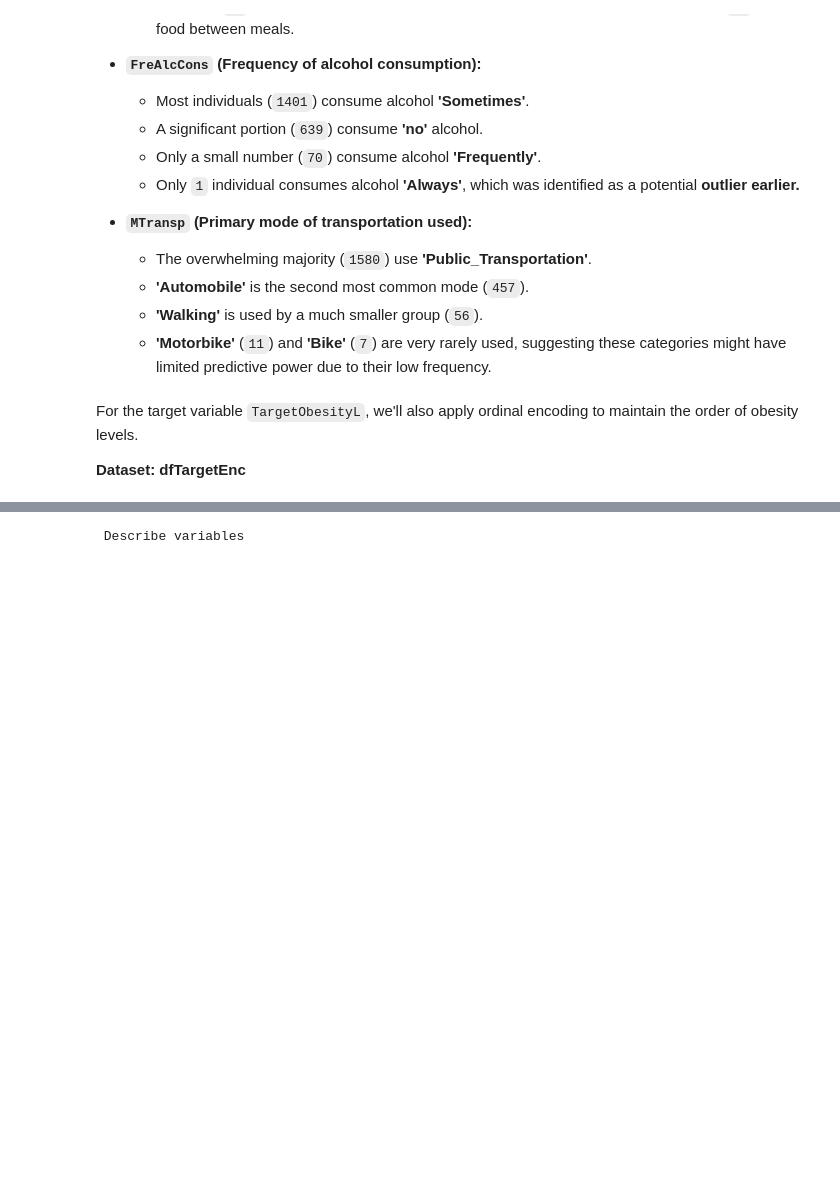
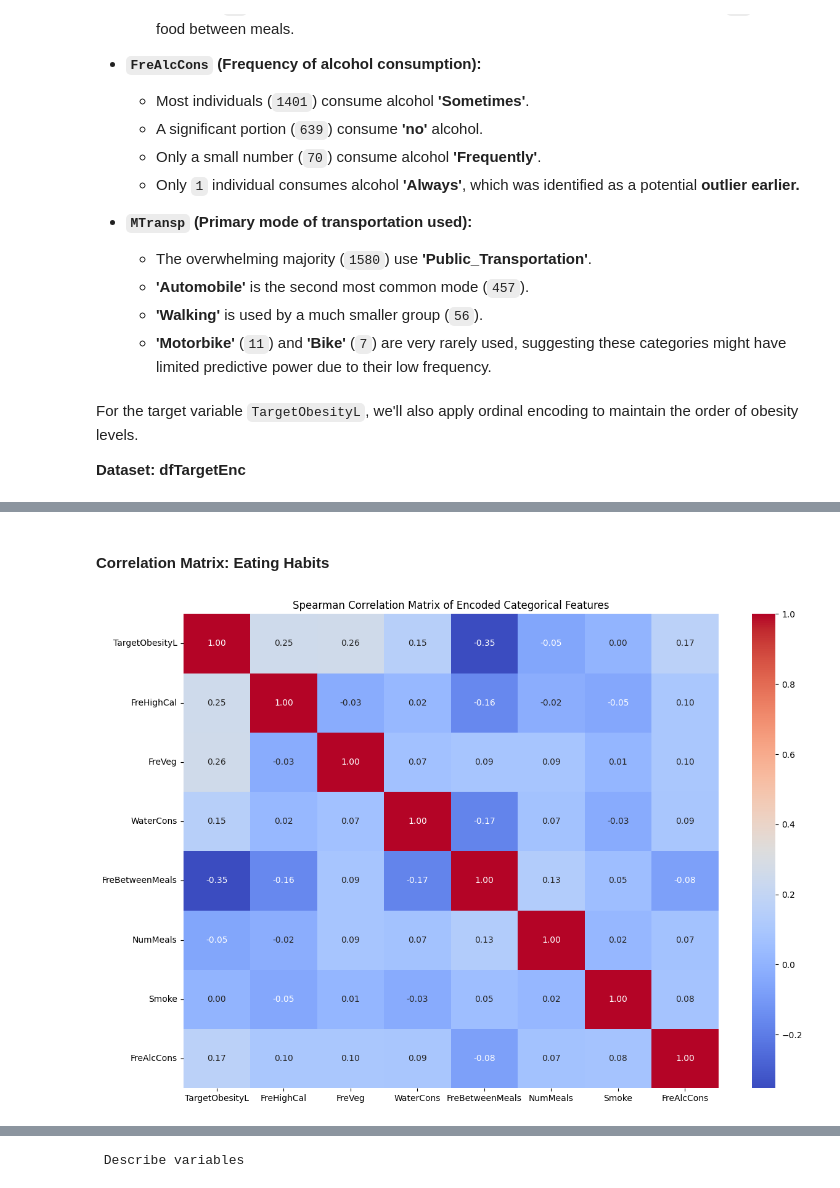
Before and after one commit to MInesGomes/DataScienceObesityLevels, a Jupyter notebook: DSGroup2.ipynb, the cells around one changed output, grey strips where cells are left out. Saved outputs shown, nothing was run; the diff lists cells and outputs as text; code cells hidden in the pictures; blank space fills up the shorter version.

```diff
--- a/DSGroup2.ipynb
+++ b/DSGroup2.ipynb
@@ -626,0 +544,19 @@ sns.heatmap(dfCorr, annot=True, fmt = '.1g')
+# %% [markdown]
+#### Correlation Matrix: Eating Habits
+# %%
+meals_cols = ['TargetObesityL',
+    'FreHighCal', 'FreVeg', 'WaterCons',
+    'FreBetweenMeals', 'NumMeals',
+    'Smoke', 'FreAlcCons'
+]
+
+dfMealsEncoded = dfClean[meals_cols].copy()
+
+dfCatCorr = dfCatEncoded.corr(method='spearman')
+
+plt.figure(figsize=(14, 10))
+sns.heatmap(dfCatCorr, annot=True, fmt='.2f', cmap='coolwarm')
+plt.title('Spearman Correlation Matrix of Encoded Categorical Features')
+plt.show()
+# %% [output]
+[figure, added]
```
Also changed, not shown: parts of 108 cells of this notebook.
